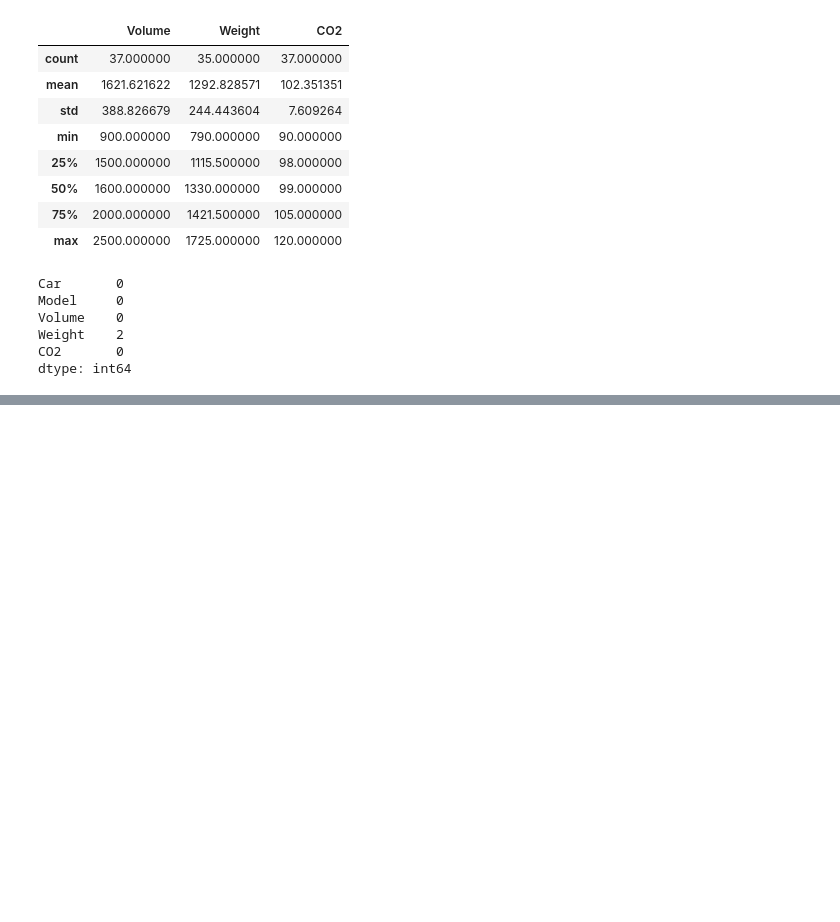
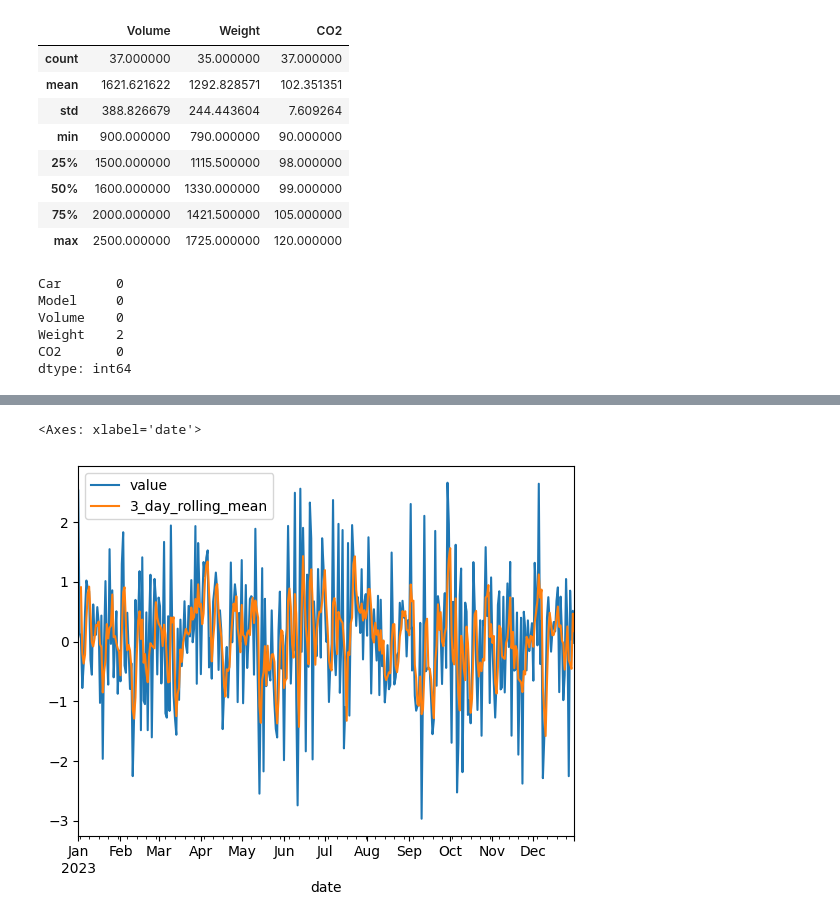
Before and after one commit to jirapongk/team_member_training, a Jupyter notebook: 01python_pandas101/bia_pandas101.ipynb, the cells around one changed output, grey strips where cells are left out. Cells and saved outputs as stored; diff of their text form; code cells hidden in the pictures; blank space fills up the shorter version.

```diff
--- a/01python_pandas101/bia_pandas101.ipynb
+++ b/01python_pandas101/bia_pandas101.ipynb
@@ -156,0 +457,14 @@ dtype: int64
+# %%
+# Create a date range
+date_range = pd.date_range(start='2023-01-01', end='2023-12-31', freq='D')
+
+# Create a DataFrame with dates and random values
+df = pd.DataFrame({
+    'date': date_range,
+    'value': np.random.randn(len(date_range))
+})
+
+# Set the date column as the index
+df.set_index('date', inplace=True)
+
+print(df.head())
@@ -156,0 +545,5 @@ dtype: int64
+# %%
+# Compute 3-day rolling mean
+df['3_day_rolling_mean'] = df['value'].rolling(window=3).mean()
+
+print(df.head(10))
@@ -156,0 +563,8 @@ dtype: int64
+# %%
+# Create a lag of 1 day
+df['lag_1'] = df['value'].shift(1)
+
+# Create a lead of 1 day
+df['lead_1'] = df['value'].shift(-1)
+
+print(df.head())
@@ -156,0 +596,5 @@ dtype: int64
+# %%
+df[['value','3_day_rolling_mean']].plot()
+# %% [output]
+<Axes: xlabel='date'>
+[figure, added]
```
Also changed, not shown: parts of 42 cells of this notebook, 1 other file.
